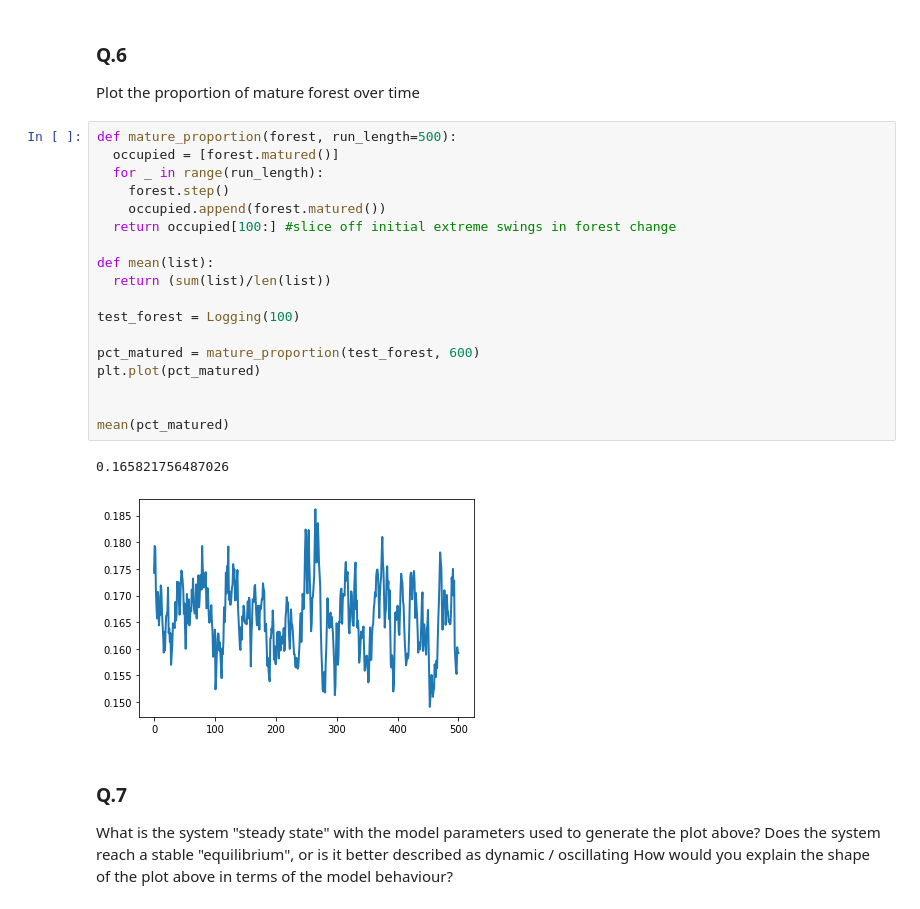
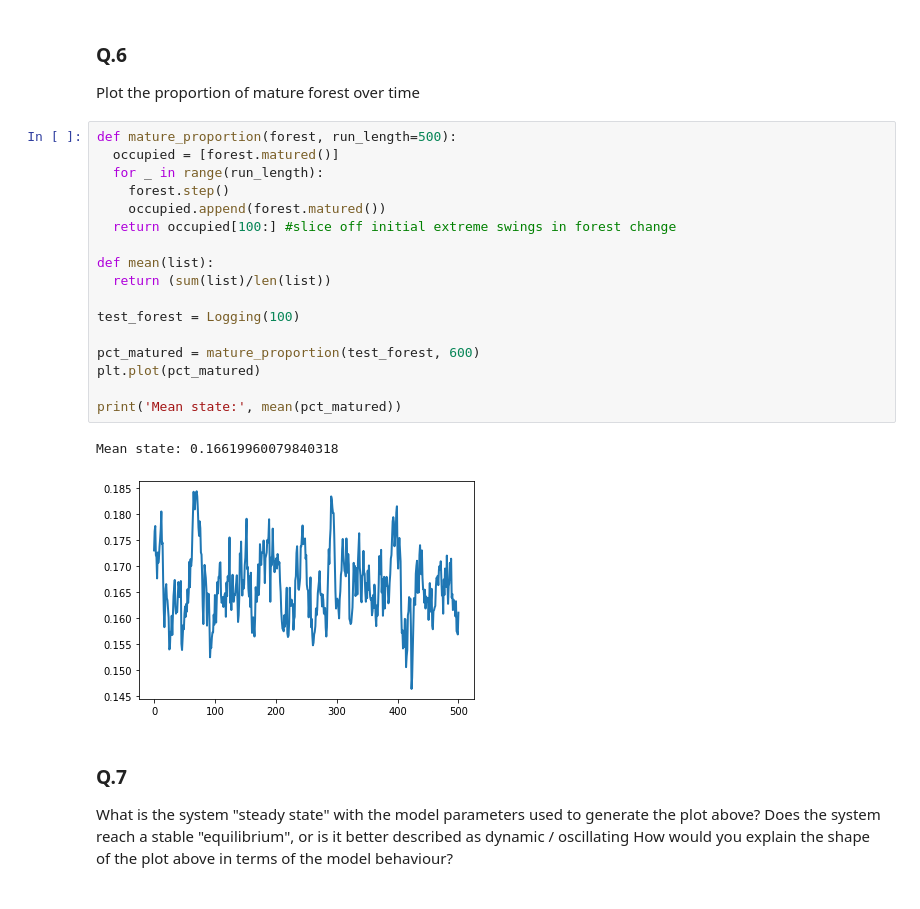
Before and after one commit to grahamswanston/cap-comp215, a Jupyter notebook: graham_final_midterm.ipynb, the cells around one changed output. Saved outputs shown, nothing was run; the diff lists cells and outputs as text.

```diff
--- a/graham_final_midterm.ipynb
+++ b/graham_final_midterm.ipynb
@@ -668,24 +668,23 @@ Plot the proportion of mature forest over time
 # %%
 def mature_proportion(forest, run_length=500):
   occupied = [forest.matured()]
   for _ in range(run_length):
     forest.step()
     occupied.append(forest.matured())
   return occupied[100:] #slice off initial extreme swings in forest change
 
 def mean(list):
   return (sum(list)/len(list))
 
 test_forest = Logging(100)
 
 pct_matured = mature_proportion(test_forest, 600)
 plt.plot(pct_matured)
 
-
-mean(pct_matured)
+print('Mean state:', mean(pct_matured))
 # %% [output]
-0.165821756487026
+Mean state: 0.16619960079840318
-[figure, old version]
+[figure, new version]
 # %% [markdown]
 ### Q.7
 What is the system "steady state" with the model parameters used to generate the plot above?
```
